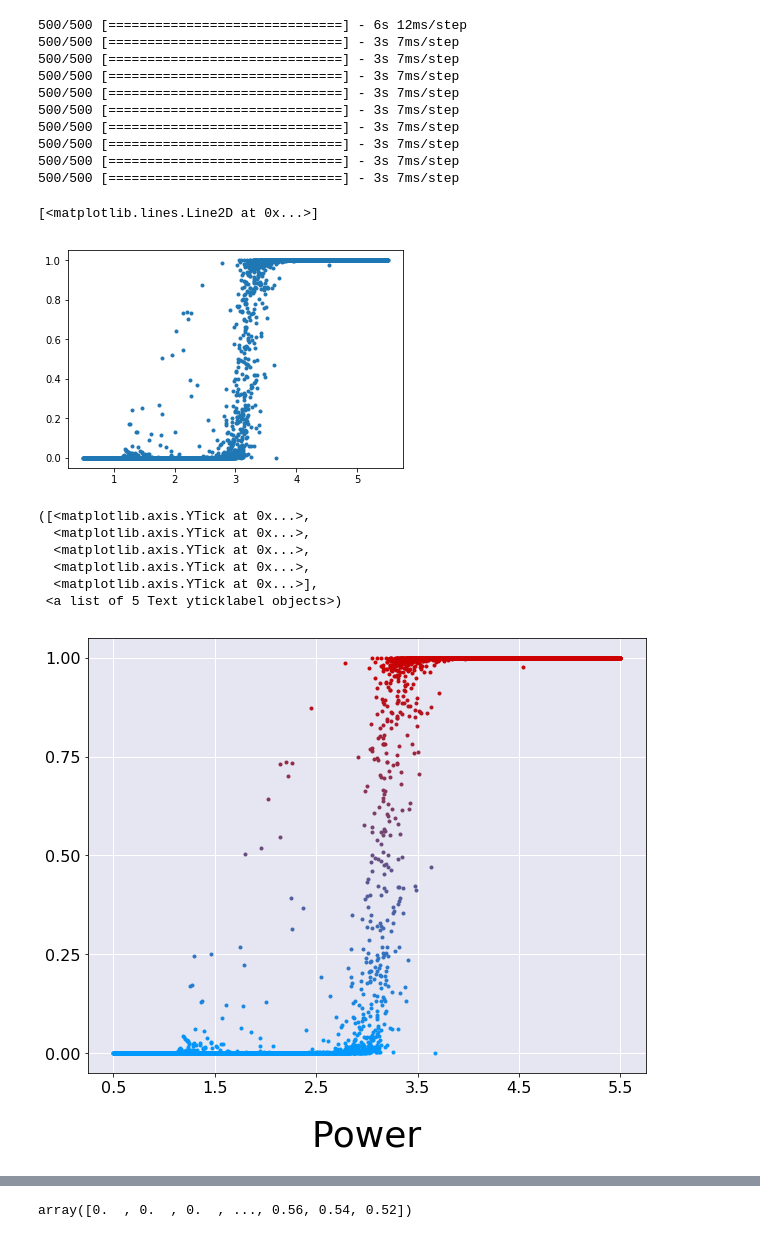
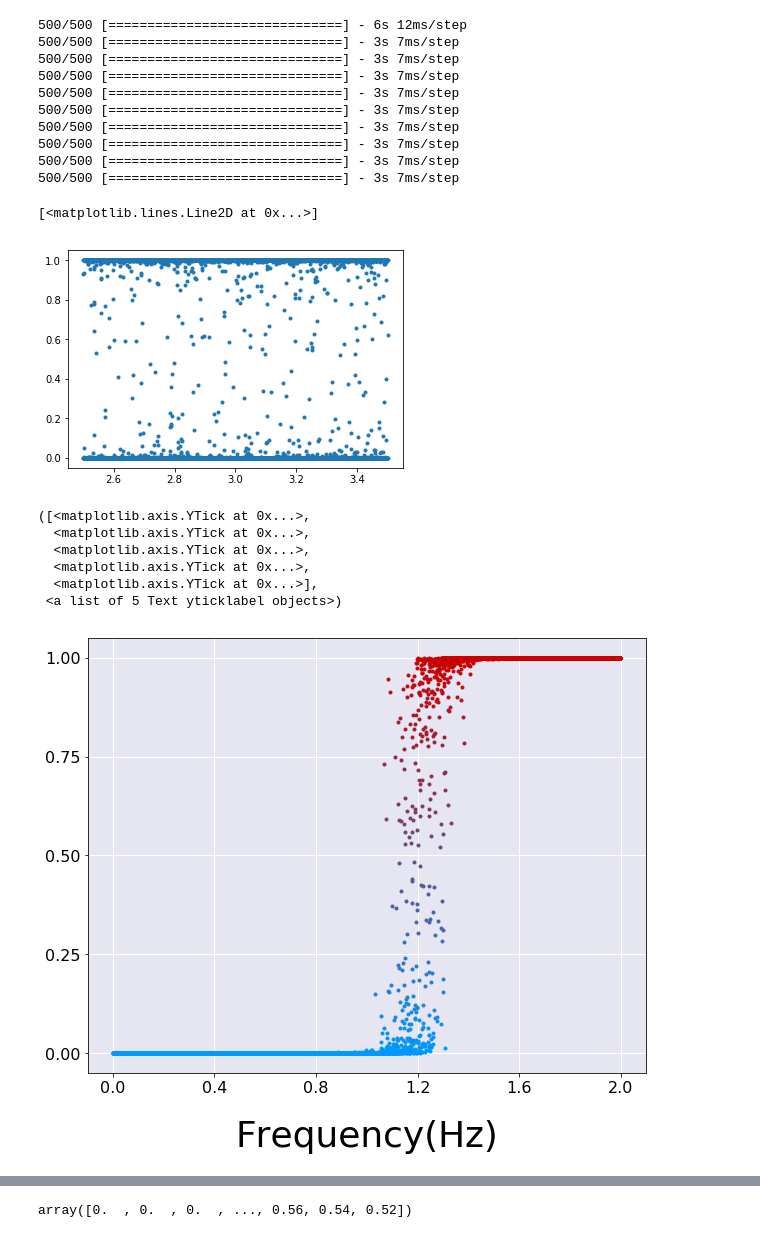
Before and after one commit to Joovvhan/Master-Thesis, a Jupyter notebook: src/Prediction_Test_Local_New_Npy.ipynb, the cells around one changed output, grey strips where cells are left out. Cells and saved outputs as stored; diff of their text form; code cells hidden in the pictures.

```diff
--- a/src/Prediction_Test_Local_New_Npy.ipynb
+++ b/src/Prediction_Test_Local_New_Npy.ipynb
@@ -187,21 +189,21 @@ for i in range(int(len(imgsTestTotal) / chunkLength)):
 # %%
 X_ticks = np.zeros(len(Y_pred))
 
 for i in range(len(X_ticks)):
-    X_ticks[i] = float(filesTestTotal[i].replace('\\', '/').split('/')[-1].split('_')[0][1:-1])
+    X_ticks[i] = float(filesTestTotal[i].replace('\\', '/').split('/')[-1].split('_')[1][1:-1])
 
 
 plt.plot(X_ticks, Y_pred[:, 1], '.')
 
 # Need to match file name with x axis
 # %% [output]
 [<matplotlib.lines.Line2D at 0x...>]
-[figure, old version]
+[figure, new version]
 # %%
 X_ticks = np.zeros(len(Y_pred))
 
 for i in range(len(X_ticks)):
-    X_ticks[i] = float(filesTestTotal[i].replace('\\', '/').split('/')[-1].split('_')[0][1:-1])
+    X_ticks[i] = float(filesTestTotal[i].replace('\\', '/').split('/')[-1].split('_')[1][1:-1])
 
 plt.figure(figsize=(10, 8))
 plt.gca().set_facecolor((0.90, 0.90, 0.95))
@@ -213,14 +215,14 @@ for i in range(len(X_ticks)):
     plt.plot(X_ticks[i], Y_pred[i, 1], '.', color=dotC)
 
 
-# plt.xticks([0, 0.4, 0.8, 1.2, 1.6, 2.0], fontsize=16)
-# plt.xlabel('Frequency(Hz)', fontsize=36, labelpad = 24)
+plt.xticks([0, 0.4, 0.8, 1.2, 1.6, 2.0], fontsize=16)
+plt.xlabel('Frequency(Hz)', fontsize=36, labelpad = 24)
 
 # plt.xticks([0, 0.8, 1.6, 2.4, 3.2, 4.0], fontsize=16)
 # plt.xlabel('Pitch(Hz)', fontsize=36, labelpad = 24)
 
-plt.xticks([0.5, 1.5, 2.5, 3.5, 4.5, 5.5], fontsize=16)
-plt.xlabel('Power', fontsize=36, labelpad = 24)
+# plt.xticks([0.5, 1.5, 2.5, 3.5, 4.5, 5.5], fontsize=16)
+# plt.xlabel('Power', fontsize=36, labelpad = 24)
 
 plt.yticks([0, 0.25, 0.5, 0.75, 1.0], fontsize=16)
 
@@ -233,7 +235,7 @@ plt.yticks([0, 0.25, 0.5, 0.75, 1.0], fontsize=16)
   <matplotlib.axis.YTick at 0x...>,
   <matplotlib.axis.YTick at 0x...>],
  <a list of 5 Text yticklabel objects>)
-[figure, old version]
+[figure, new version]
 # %%
 from operator import itemgetter
 
```
Also changed, not shown: parts of 6 cells of this notebook.
